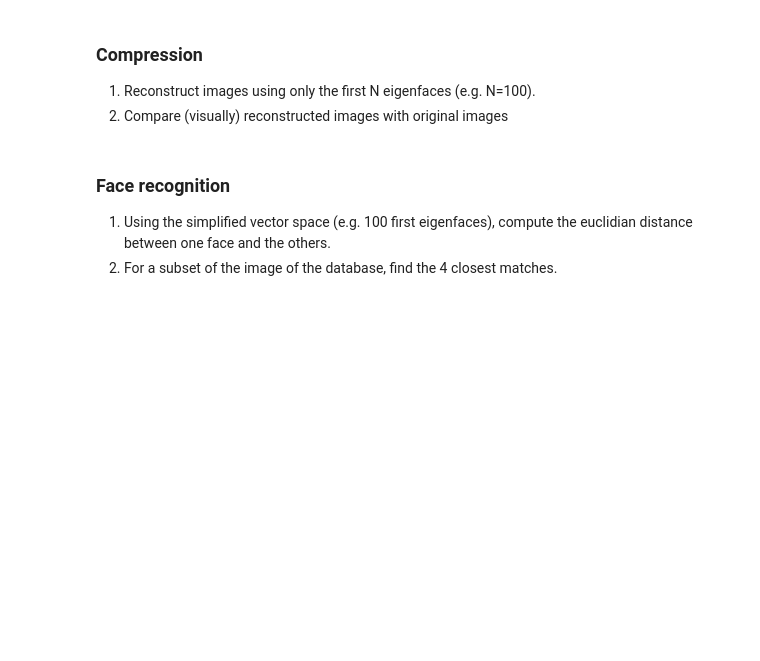
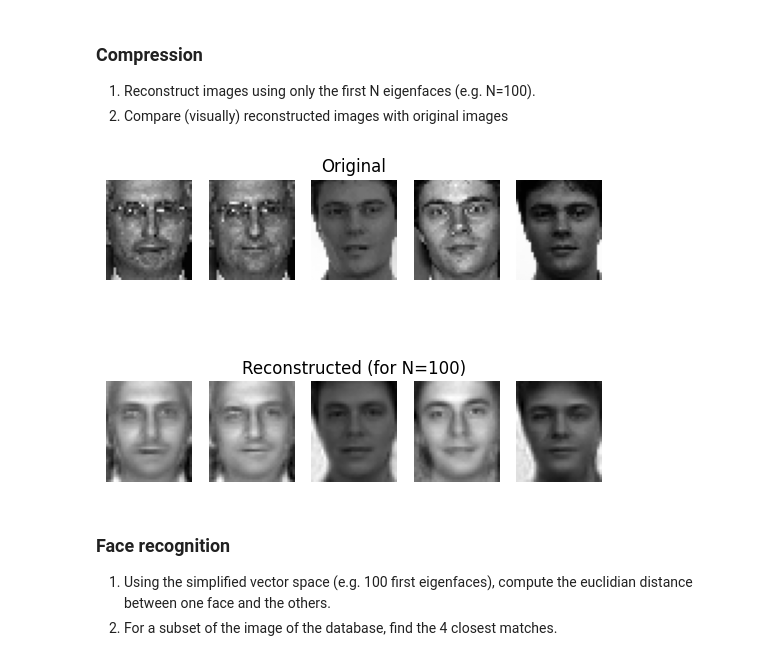
Before and after one commit to HAMRITWassim/info-h-501, a Jupyter notebook: docs/LABS/PR2_Feature_Space.ipynb, the cells around one changed output. Saved outputs shown, nothing was run; the diff lists cells and outputs as text; code cells hidden in the pictures; blank space fills up the shorter version.

```diff
--- a/docs/LABS/PR2_Feature_Space.ipynb
+++ b/docs/LABS/PR2_Feature_Space.ipynb
@@ -164,3 +213,49 @@ T: (2963, 1360)
+# %%
+
+## -- Your code here -- ##
+N = 100
+
+# Keep the N first Eigenfaces
+v_N = v_sorted[:, :N]
+
+# Projection
+weights = T_centered @ v_N
+
+# Reconstruction
+reconstructed_faces_centered = weights @ (v_N).T
+
+# Re-add the mean face 'T_mean'
+reconstructed_faces = reconstructed_faces_centered + T_mean
+
+# DISPLAY RECONSTRUCTED vs ORIGINAL IMAGES
+plt.figure()
+
+
+# titles for each row
+plt.subplot(2, 5, 3)
+plt.title("Original")
+
+plt.subplot(2, 5, 3 + 5)
+plt.title(f"Reconstructed (for N={N})")
+
+for i in range(5):
+    # ORIGINAL IMAGES (1st row)
+     plt.subplot(2, 5, i+1)
+     original2D = T[i].reshape(shape2D)
+     plt.imshow(original2D, cmap=plt.cm.gray)
+     plt.axis("off")
+
+    # RECONSTRUCTED IMAGES (2nd row)
+     plt.subplot(2, 5, i+1 + 5)
+     reconstructed2D = reconstructed_faces[i].reshape(shape2D)
+     plt.imshow(reconstructed2D, cmap=plt.cm.gray)
+     plt.axis("off")
+
+
+
+plt.show()
+# %% [output]
+[figure, added]
 # %% [markdown]
 ### Face recognition
 
```
Also changed, not shown: parts of 7 cells of this notebook.
